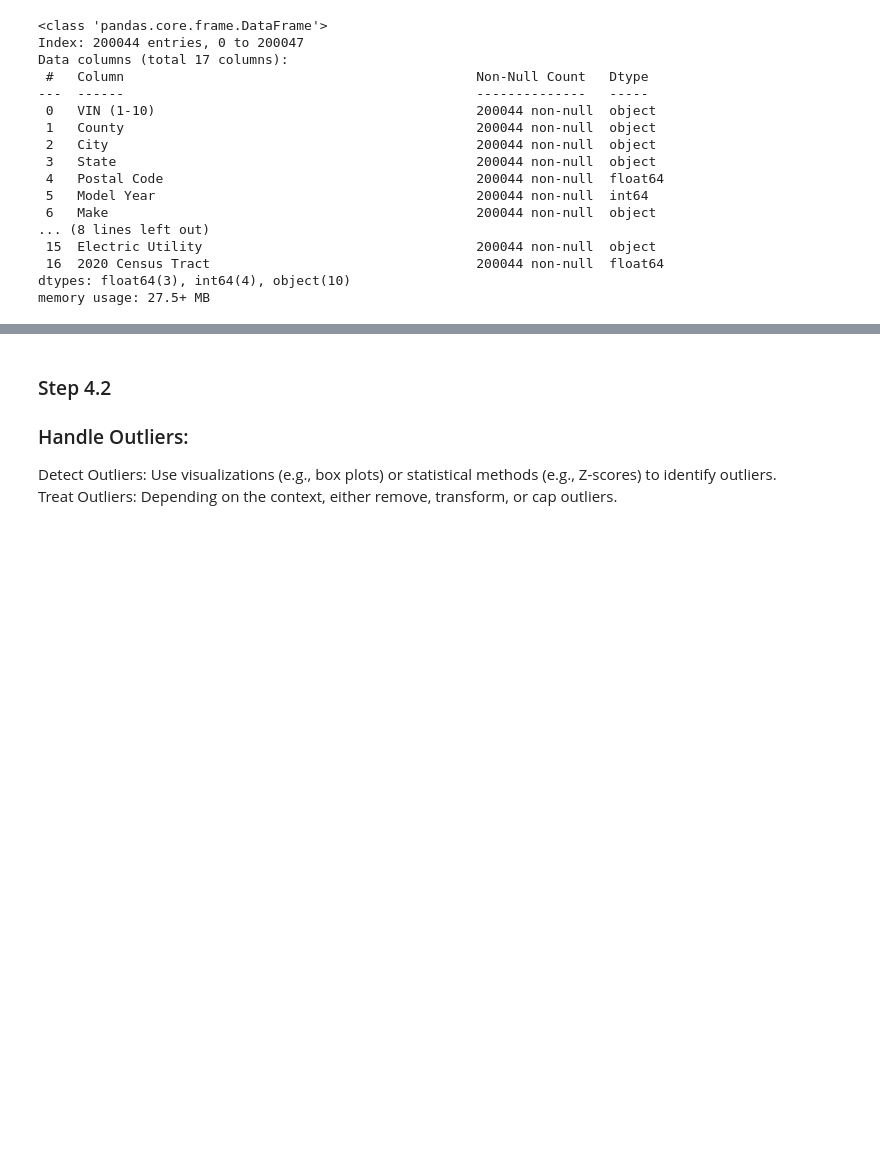
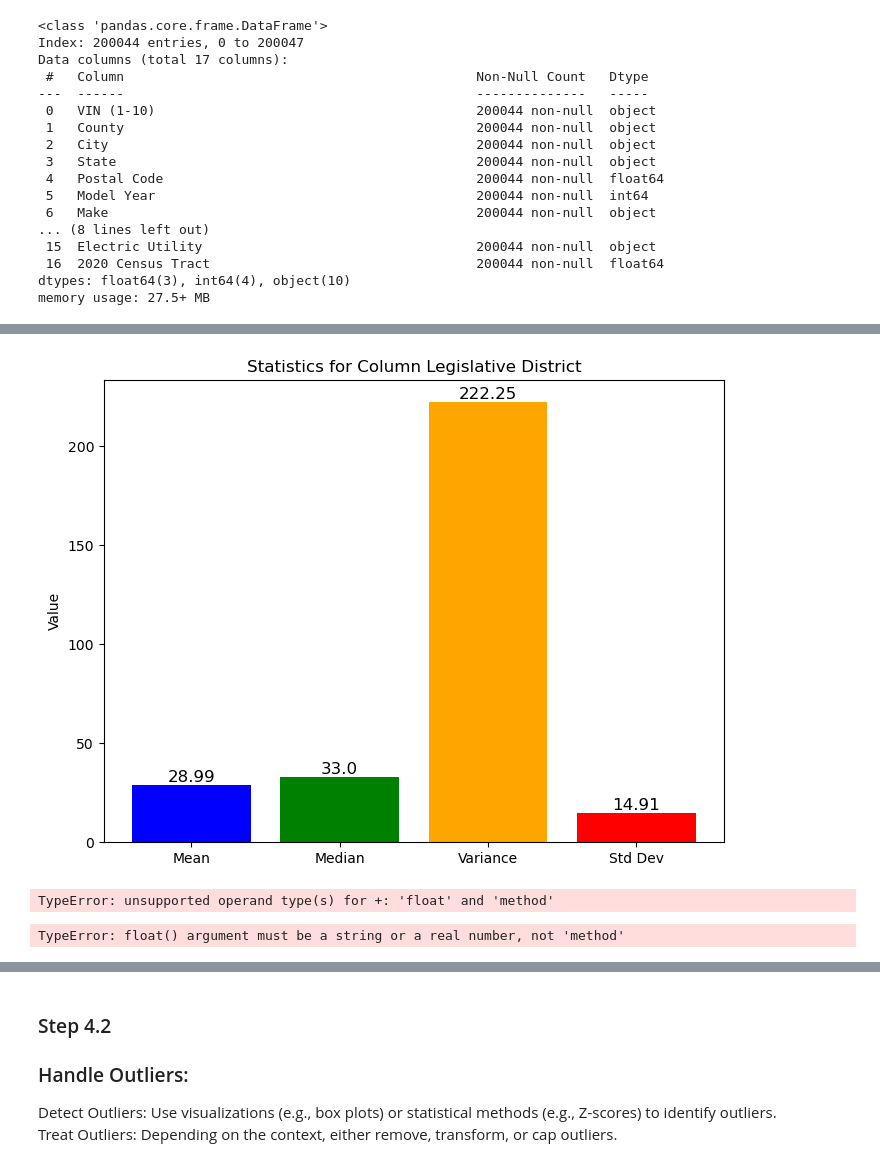
Before and after one commit to nipunnavadia/Fundamental-Mathematics-for-Data-Science-EDA-Project, a Jupyter notebook: Project1/Test.ipynb, the cells around one changed output, grey strips where cells are left out. Saved outputs shown, nothing was run; the diff lists cells and outputs as text; code cells hidden in the pictures; blank space fills up the shorter version.

```diff
--- a/Project1/Test.ipynb
+++ b/Project1/Test.ipynb
@@ -317,2 +342,3 @@ df[df['Vehicle Location'].isnull()]
 # %%
-Test=df[(df['County']=='Pacific') & (df['City']=='Long Beach')]
+same_loc_VL=df[(df['County']=='Pacific') & (df['City']=='Long Beach')]
+same_loc_VL
@@ -319,3 +363,5 @@ Test=df[(df['County']=='Pacific') & (df['City']=='Long Beach')]
 # %%
-Test['Vehicle Location'].unique()
+Vl_rep_val=same_loc_VL['Vehicle Location'].unique()
+Vl_rep_val=Vl_rep_val[0]
+Vl_rep_val
 # %% [output]
@@ -340,0 +371,2 @@ Name: Vehicle Location, Length: 200044, dtype: object
+# %%
+df['Vehicle Location']=df['Vehicle Location'].fillna(Vl_rep_val)
@@ -400,2 +468,70 @@ memory usage: 27.5+ MB
+# %%
+column_data = df['Legislative District']
+
+# Calculate the required statistics
+mean_val = column_data.mean()
+median_val = column_data.median()
+variance_val = column_data.var()
+std_dev_val = column_data.std()
+
+# Create a dictionary to store the statistics
+stats = {
+    'Mean': mean_val,
+    'Median': median_val,
+    'Variance': variance_val,
+    'Std Dev': std_dev_val
+}
+
+# Plotting the statistics as a bar plot
+plt.figure(figsize=(8, 6))
+plt.bar(stats.keys(), stats.values(), color=['blue', 'green', 'orange', 'red'])
+
+# Adding the values on top of the bars
+for i, value in enumerate(stats.values()):
+    plt.text(i, value + 0.1, round(value, 2), ha='center', va='bottom', fontsize=12)
+
+# Displaying the plot
+plt.title(f'Statistics for Column {column_data.name}')
+plt.ylabel('Value')
+plt.show()
+# %% [output]
+[figure, added]
+# %%
+meantest=df['Legislative District'].fillna(df['Legislative District'].mean)
+column_data = mt
+
+# Calculate the required statistics
+mean_val = column_data.mean()
+median_val = column_data.median()
+variance_val = column_data.var()
+std_dev_val = column_data.std()
+
+# Create a dictionary to store the statistics
+stats = {
+    'Mean': mean_val,
+    'Median': median_val,
+    'Variance': variance_val,
+    'Std Dev': std_dev_val
+}
+
+# Plotting the statistics as a bar plot
+plt.figure(figsize=(8, 6))
+plt.bar(stats.keys(), stats.values(), color=['blue', 'green', 'orange', 'red'])
+
+# Adding the values on top of the bars
+for i, value in enumerate(stats.values()):
+    plt.text(i, value + 0.1, round(value, 2), ha='center', va='bottom', fontsize=12)
+
+# Displaying the plot
+plt.title(f'Statistics for Column {column_data.name}')
+plt.ylabel('Value')
+plt.show()
+# %% [output]
+TypeError: unsupported operand type(s) for +: 'float' and 'method'
+# %%
+mt=pd.DataFrame(meantest)
+mt=mt.astype(float)
+# %% [output]
+TypeError: float() argument must be a string or a real number, not 'method'
 # %%
 df['Postal Code']=df['Postal Code'].astype(int).astype(str)
```
Also changed, not shown: parts of 13 cells of this notebook.
